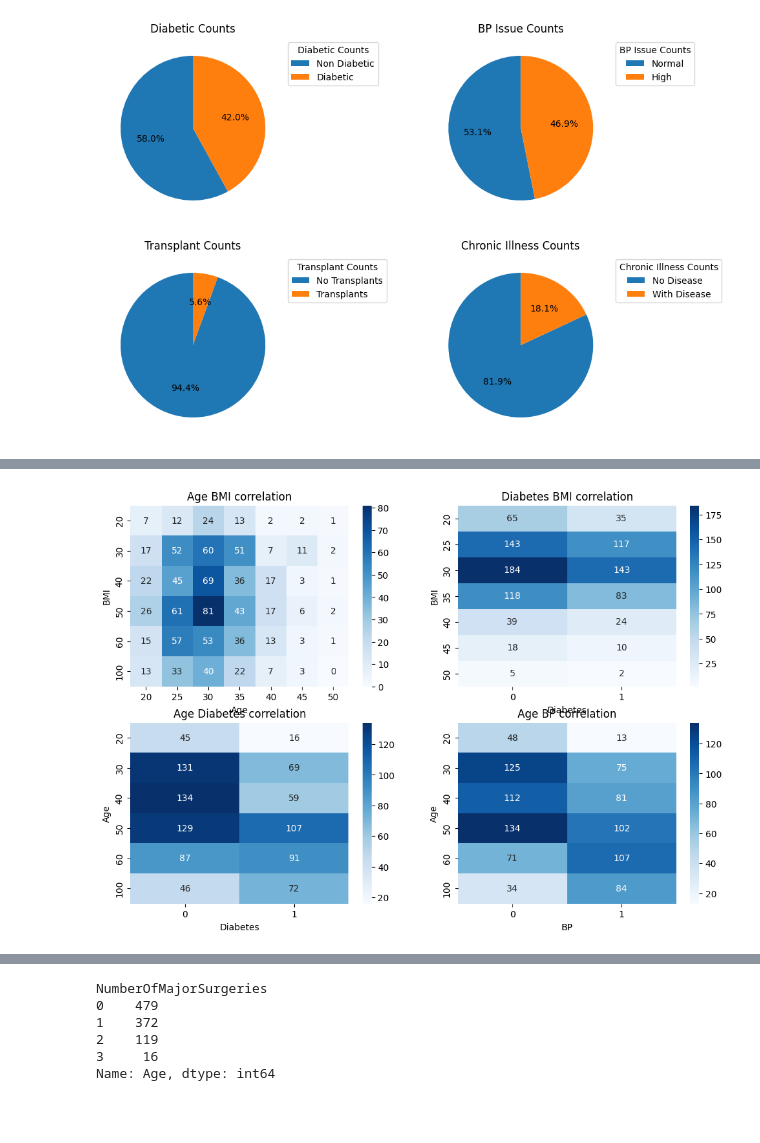
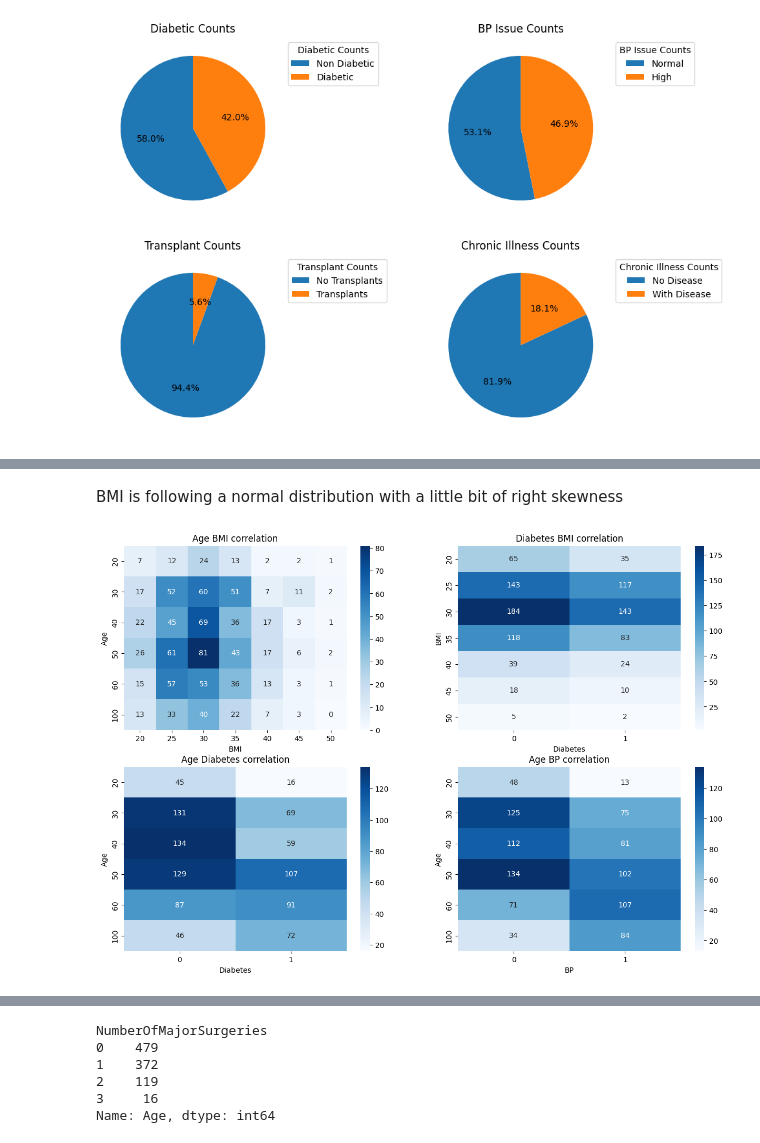
Before and after one commit to adgh82/insurance-cost-predictor-linear-reg, a Jupyter notebook: insurance_eda.ipynb, the cells around one changed output, grey strips where cells are left out. Drawn from its saved outputs; the diff is of its cells as text; code cells hidden in the pictures; blank space fills up the shorter version.

```diff
--- a/insurance_eda.ipynb
+++ b/insurance_eda.ipynb
@@ -206,14 +241,16 @@ sns.scatterplot(data=ins_df_bin, x='Age', y='BMI')
+# %% [markdown]
+BMI is following a normal distribution with a little bit of right skewness
 # %%
 def plot_heat_maps(cat1_vals, cat2_vals, coordinate, title, x_label, y_label):
     contigency_table = pd.crosstab(cat1_vals,cat2_vals)
     sns.heatmap(contigency_table, annot=True, fmt="d", cmap="Blues", ax=coordinate)
     coordinate.set_title(title)
     coordinate.set_xlabel(x_label)
     coordinate.set_ylabel(y_label)
-fig, axes=plt.subplots(2, 2, figsize=(12, 8))
-plot_heat_maps(ins_df_bin['Age_bin'],ins_df_bin['BMI_BINS'], axes[0,0], 'Age BMI correlation','Age','BMI')
+fig, axes=plt.subplots(2, 2, figsize=(15, 10))
+plot_heat_maps(ins_df_bin['Age_bin'],ins_df_bin['BMI_BINS'], axes[0,0], 'Age BMI correlation','BMI','Age')
 plot_heat_maps(ins_df_bin['BMI_BINS'],ins_df_bin['Diabetes'], axes[0,1], 'Diabetes BMI correlation','Diabetes','BMI')
 plot_heat_maps(ins_df_bin['Age_bin'],ins_df_bin['Diabetes'], axes[1,0], 'Age Diabetes correlation','Diabetes','Age')
 plot_heat_maps(ins_df_bin['Age_bin'],ins_df_bin['BloodPressureProblems'], axes[1,1], 'Age BP correlation','BP','Age')
 # %% [output]
-[figure, old version]
+[figure, new version]
```
Also changed, not shown: parts of 49 cells of this notebook.
